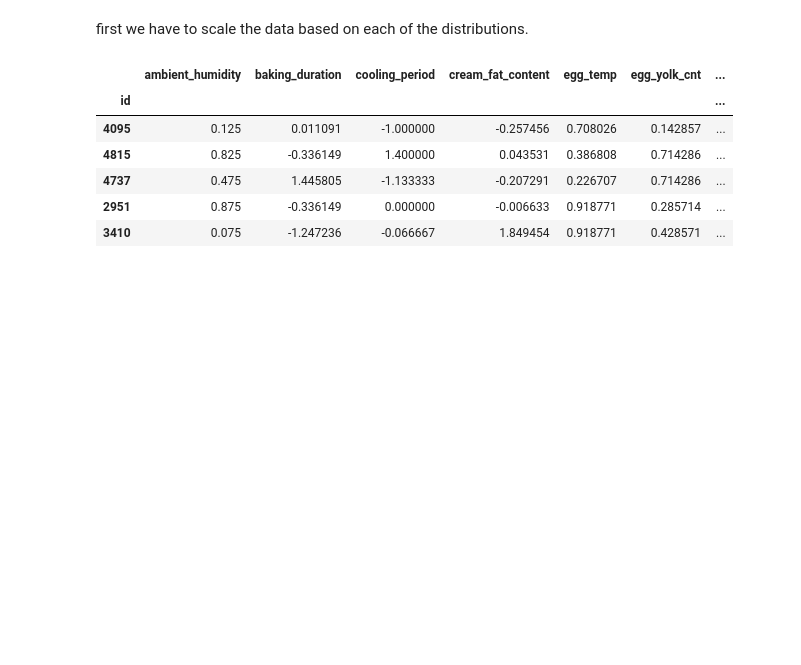
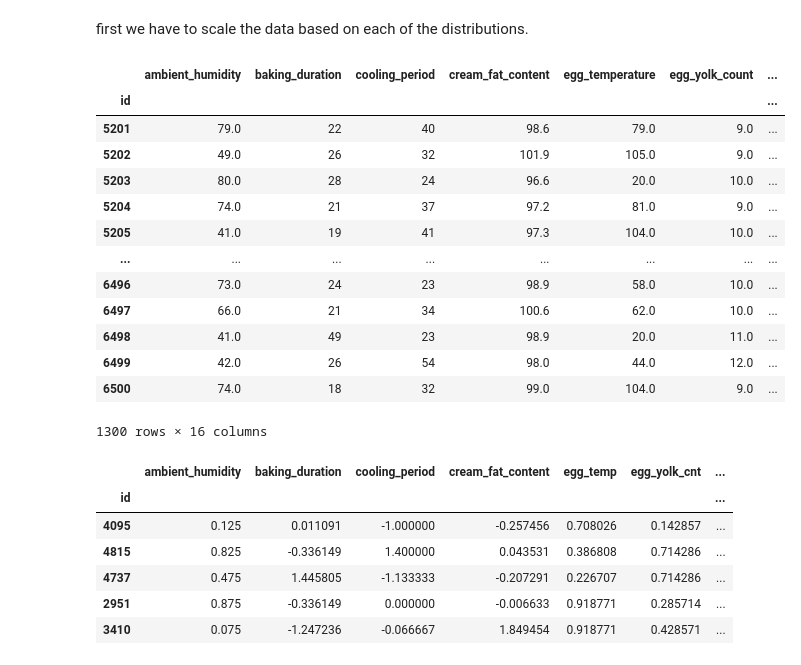
Before and after one commit to durak-dev/MachineLearning-Project, a Jupyter notebook: Data_Preprocessing.ipynb, the cells around one changed output. Saved outputs shown, nothing was run; the diff lists cells and outputs as text; code cells hidden in the pictures; blank space fills up the shorter version.

```diff
--- a/Data_Preprocessing.ipynb
+++ b/Data_Preprocessing.ipynb
@@ -36,12 +20,14 @@ pastel_d_nata_lrn
 # %%
-origin_update = []
-for city in pastel_d_nata_lrn['origin']:
-    if 'lisboa' in str(city).lower() or 'lisbon' in str(city).lower():
-        city=0
-        origin_update.append(city)
-    elif 'porto' in str(city).lower():
-        city=1
-        origin_update.append(city)
-    else:
-        origin_update.append(city)
-pastel_d_nata_lrn.loc[:,'origin'] = pd.Series(origin_update)
+def origin_replace(df):
+    origin_update = []
+    for city in df['origin']:
+        if 'lisboa' in str(city).lower() or 'lisbon' in str(city).lower():
+            city= 0
+            origin_update.append(city)
+        elif 'porto' in str(city).lower():
+            city= 1
+            origin_update.append(city)
+        else:
+            origin_update.append(city)
+    df.loc[:,'origin'] = pd.Series(origin_update, index=df.index)
+    return df
@@ -47,0 +38,2 @@ pastel_d_nata_lrn.loc[:,'origin'] = pd.Series(origin_update)
+# %%
+pastel_d_nata_pred = origin_replace(pastel_d_nata_pred)
@@ -168,5 +164,23 @@ pdn_mvals
 215 rows × 13 columns
 # %% [markdown]
 first we have to scale the data based on each of the distributions.
+# %%
+#prepping pastel_d_nata_pred by removing non-numerical values and scaling according to X_train_cap
+pastel_d_nata_pred
+# %% [output]
+|  | ambient_humidity | baking_duration | cooling_period | cream_fat_content | egg_temperature | egg_yolk_count | ... |
+| id |  |  |  |  |  |  | ... |
+| 5201 | 79.0 | 22 | 40 | 98.6 | 79.0 | 9.0 | ... |
+| 5202 | 49.0 | 26 | 32 | 101.9 | 105.0 | 9.0 | ... |
+| 5203 | 80.0 | 28 | 24 | 96.6 | 20.0 | 10.0 | ... |
+| 5204 | 74.0 | 21 | 37 | 97.2 | 81.0 | 9.0 | ... |
+| 5205 | 41.0 | 19 | 41 | 97.3 | 104.0 | 10.0 | ... |
+| ... | ... | ... | ... | ... | ... | ... | ... |
+| 6496 | 73.0 | 24 | 23 | 98.9 | 58.0 | 10.0 | ... |
+| 6497 | 66.0 | 21 | 34 | 100.6 | 62.0 | 10.0 | ... |
+| 6498 | 41.0 | 49 | 23 | 98.9 | 20.0 | 11.0 | ... |
+| 6499 | 42.0 | 26 | 54 | 98.0 | 44.0 | 12.0 | ... |
+| 6500 | 74.0 | 18 | 32 | 99.0 | 104.0 | 9.0 | ... |
+1300 rows × 16 columns
 # %%
 #splitting the data in different types of scaling:
```
Also changed, not shown: parts of 9 cells of this notebook, 1 other file.
